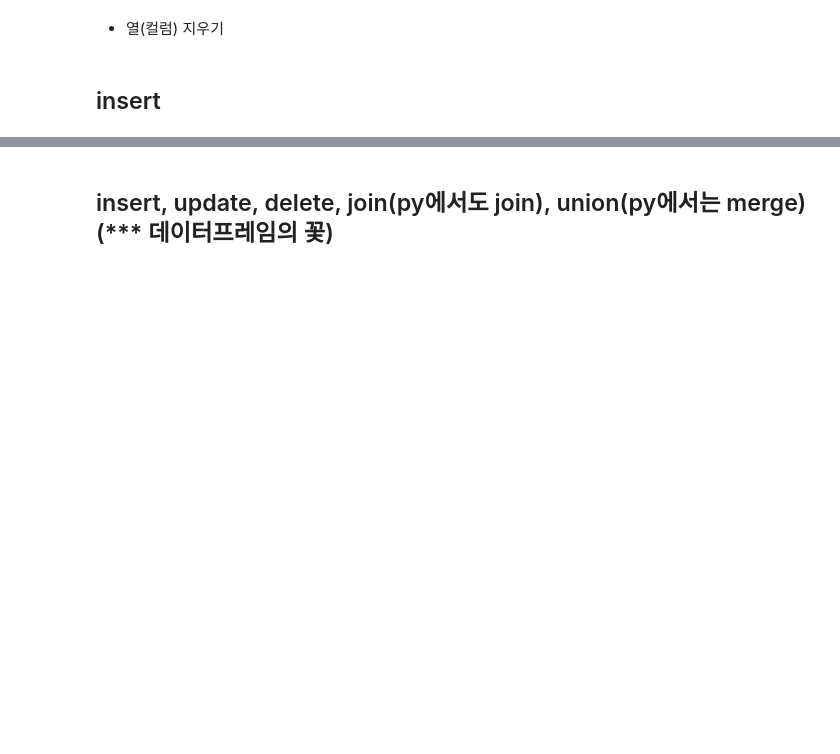
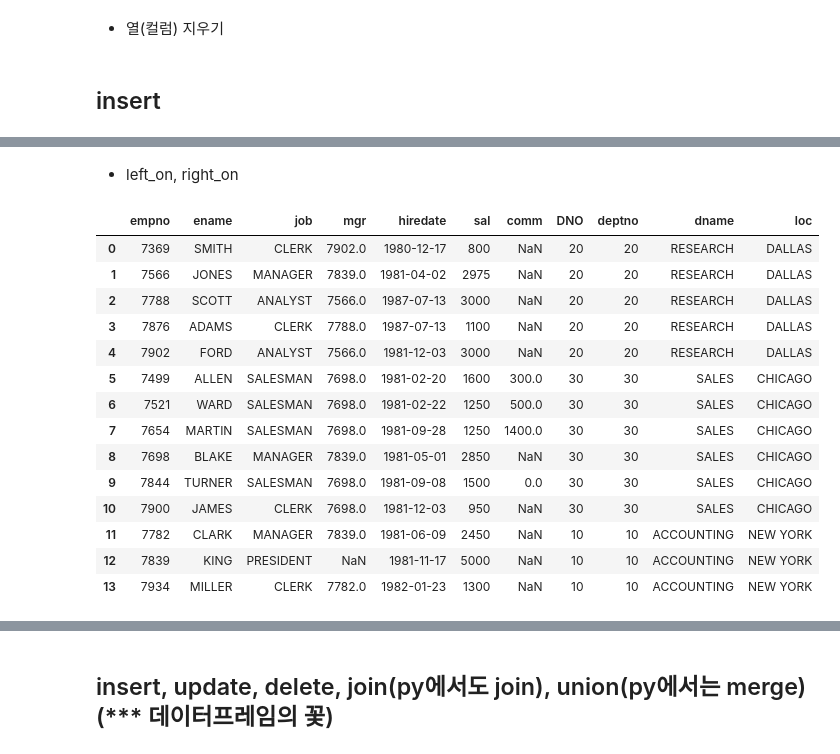
Before and after one commit to ssawwqdf/Python_lecture, a Jupyter notebook: lec13_emp.ipynb, the cells around one changed output, grey strips where cells are left out. Saved outputs shown, nothing was run; the diff lists cells and outputs as text; code cells hidden in the pictures; blank space fills up the shorter version.

```diff
--- a/lec13_emp.ipynb
+++ b/lec13_emp.ipynb
@@ -563,0 +1016,9 @@ dfcp=dfcp.drop(['ename','sal'], axis=1)
+# %%
+dept_list=[ [10, 'ACCOUNTING', 'NEW YORK'],
+            [20, 'RESEARCH', 'DALLAS'],
+            [30, 'SALES', 'CHICAGO'],
+            [40, 'OPERATIONS', 'BOSTON'] ]
+
+col_list=['deptno', 'dname', 'loc']
+dept=pd.DataFrame(dept_list, columns=col_list)
+dept
@@ -563,0 +1082,2 @@ dfcp=dfcp.drop(['ename','sal'], axis=1)
+# %% [markdown]
+* left_on, right_on
@@ -563,0 +1095,24 @@ dfcp=dfcp.drop(['ename','sal'], axis=1)
+# %%
+# emp.DNO == dept.deptno
+
+emp=df.drop(['new_col', 'enme_job', 'comm2', 'sal+comm2'], axis=1).copy()
+
+emp=emp.rename(columns={"deptno":"DNO"})
+emp_dept = pd.merge(emp,dept, how="inner", left_on="DNO", right_on="deptno") #deptno를 이용해  right조인 해보자
+emp_dept
+# %% [output]
+|  | empno | ename | job | mgr | hiredate | sal | comm | DNO | deptno | dname | loc |
+| 0 | 7369 | SMITH | CLERK | 7902.0 | 1980-12-17 | 800 | NaN | 20 | 20 | RESEARCH | DALLAS |
+| 1 | 7566 | JONES | MANAGER | 7839.0 | 1981-04-02 | 2975 | NaN | 20 | 20 | RESEARCH | DALLAS |
+| 2 | 7788 | SCOTT | ANALYST | 7566.0 | 1987-07-13 | 3000 | NaN | 20 | 20 | RESEARCH | DALLAS |
+| 3 | 7876 | ADAMS | CLERK | 7788.0 | 1987-07-13 | 1100 | NaN | 20 | 20 | RESEARCH | DALLAS |
+| 4 | 7902 | FORD | ANALYST | 7566.0 | 1981-12-03 | 3000 | NaN | 20 | 20 | RESEARCH | DALLAS |
+| 5 | 7499 | ALLEN | SALESMAN | 7698.0 | 1981-02-20 | 1600 | 300.0 | 30 | 30 | SALES | CHICAGO |
+| 6 | 7521 | WARD | SALESMAN | 7698.0 | 1981-02-22 | 1250 | 500.0 | 30 | 30 | SALES | CHICAGO |
+| 7 | 7654 | MARTIN | SALESMAN | 7698.0 | 1981-09-28 | 1250 | 1400.0 | 30 | 30 | SALES | CHICAGO |
+| 8 | 7698 | BLAKE | MANAGER | 7839.0 | 1981-05-01 | 2850 | NaN | 30 | 30 | SALES | CHICAGO |
+| 9 | 7844 | TURNER | SALESMAN | 7698.0 | 1981-09-08 | 1500 | 0.0 | 30 | 30 | SALES | CHICAGO |
+| 10 | 7900 | JAMES | CLERK | 7698.0 | 1981-12-03 | 950 | NaN | 30 | 30 | SALES | CHICAGO |
+| 11 | 7782 | CLARK | MANAGER | 7839.0 | 1981-06-09 | 2450 | NaN | 10 | 10 | ACCOUNTING | NEW YORK |
+| 12 | 7839 | KING | PRESIDENT | NaN | 1981-11-17 | 5000 | NaN | 10 | 10 | ACCOUNTING | NEW YORK |
+| 13 | 7934 | MILLER | CLERK | 7782.0 | 1982-01-23 | 1300 | NaN | 10 | 10 | ACCOUNTING | NEW YORK |
```
Also changed, not shown: parts of 72 cells of this notebook, 4 other files.
